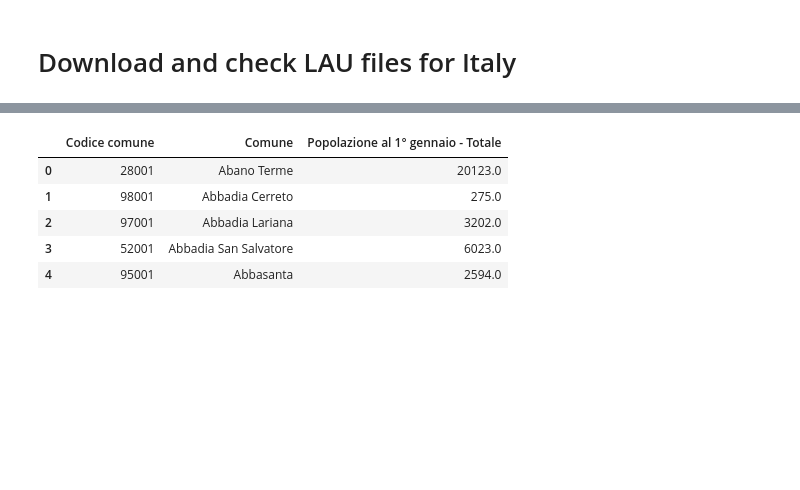
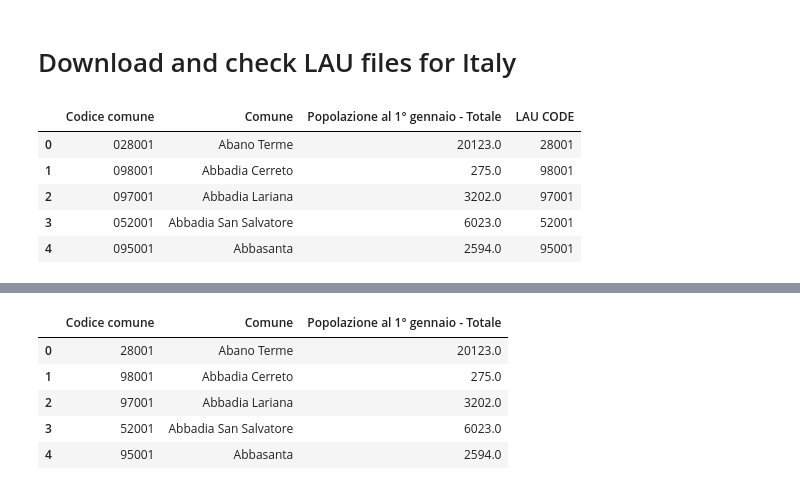
Before and after one commit to cimbelli/LAU, a Jupyter notebook: IT.ipynb, the cells around one changed output, grey strips where cells are left out. Saved outputs shown, nothing was run; the diff lists cells and outputs as text; code cells hidden in the pictures; blank space fills up the shorter version.

```diff
--- a/IT.ipynb
+++ b/IT.ipynb
@@ -87,6 +87,8 @@ cityfua_cityname = 'Denominazione City'
 cityfua_fuacode = 'Codice FUA'
 cityfua_fuaname = 'Denominazione FUA'
 cityfua_cols = [cityfua_code,cityfua_citycode,cityfua_cityname,cityfua_fuacode,cityfua_fuaname]
+
+lau_code = "LAU CODE"
 # %%
 ### FILES DOWNLOAD and RENAME
 
@@ -102,7 +104,16 @@ population = openfile(population_file, population_cols)
 classifications = openfile(classifications_file,classifications_cols)
 cityfua = openfile(cityfua_file, cityfua_cols)
 
-population["LAU CODE"] = pd.to_numeric(population[population_code])
+population[lau_code] = pd.to_numeric(population[population_code])
+# %%
+population.head()
+# %% [output]
+|  | Codice comune | Comune | Popolazione al 1° gennaio - Totale | LAU CODE |
+| 0 | 028001 | Abano Terme | 20123.0 | 28001 |
+| 1 | 098001 | Abbadia Cerreto | 275.0 | 98001 |
+| 2 | 097001 | Abbadia Lariana | 3202.0 | 97001 |
+| 3 | 052001 | Abbadia San Salvatore | 6023.0 | 52001 |
+| 4 | 095001 | Abbasanta | 2594.0 | 95001 |
 # %%
 ### 1st JOIN
 df = pd.merge(nomenclature,population,left_on=nomenclature_code, right_on=population_code)
```
